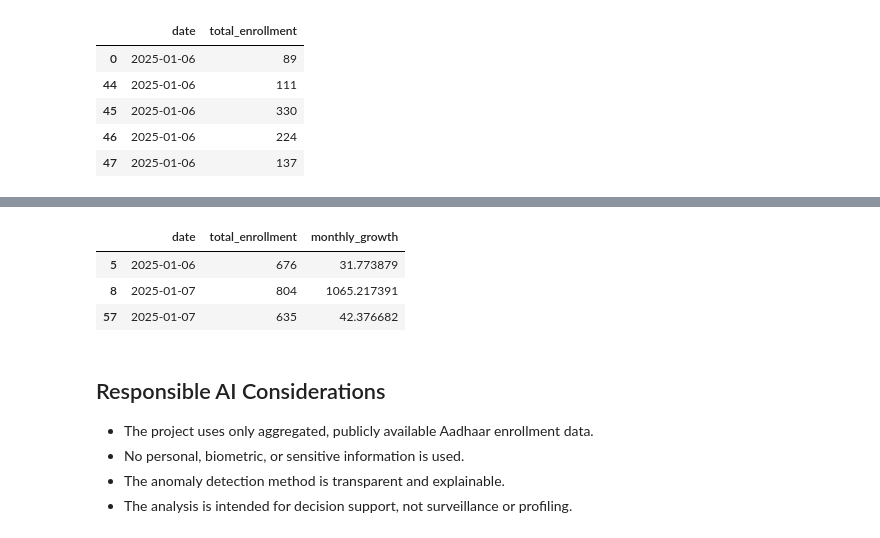
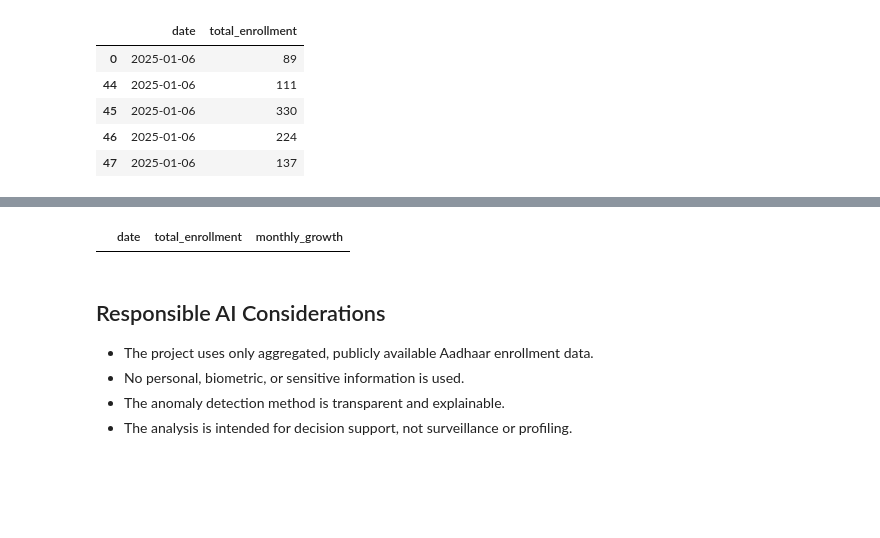
Before and after one commit to VinodhKumar-G/Aadhar-Enrollment-Anomaly-Detection, a Jupyter notebook: Notebook/Analysis.ipynb, the cells around one changed output, grey strips where cells are left out. Saved outputs shown, nothing was run; the diff lists cells and outputs as text; code cells hidden in the pictures; blank space fills up the shorter version.

Commit message:
Improved grouped trend analysis and anomaly workflow

```diff
--- a/Notebook/Analysis.ipynb
+++ b/Notebook/Analysis.ipynb
@@ -101,5 +106,8 @@ plt.show()
 # %%
-df['z_score'] = stats.zscore(df['total_enrollment'])
-df['anomaly'] = df['z_score'].abs() > 2
+monthly_df['z_score'] = stats.zscore(
+    monthly_df['total_enrollment']
+)
 
-df[['date', 'total_enrollment', 'anomaly']].head()
+monthly_df['anomaly'] = (
+    monthly_df['z_score'].abs() > 2
+)
@@ -113,22 +113,0 @@ df[['date', 'total_enrollment', 'anomaly']].head()
-# %%
-monthly_df['z_score'] = stats.zscore(monthly_df['total_enrollment'])
-monthly_df['anomaly'] = monthly_df['z_score'].abs() > 2
-
-plt.figure(figsize=(12,6))
-plt.plot(monthly_df['date'], monthly_df['total_enrollment'], label='Enrollment')
-plt.scatter(
-    monthly_df[monthly_df['anomaly']]['date'],
-    monthly_df[monthly_df['anomaly']]['total_enrollment'],
-    color='red',
-    label='Anomaly',
-    zorder=5
-)
-
-plt.title("Anomaly Detection in Monthly Aadhaar Enrollment")
-plt.xlabel("Date")
-plt.ylabel("Total Enrollments")
-plt.xticks(rotation=45)
-plt.legend()
-plt.grid(True)
-plt.savefig("../Visuals/Anomaly plot.png", bbox_inches="tight")
-plt.show()
@@ -137,10 +114,11 @@ plt.show()
 # %%
-df[df['anomaly']][['date', 'total_enrollment', 'monthly_growth']]
+monthly_df[monthly_df['anomaly']][[
+    'date',
+    'total_enrollment',
+    'monthly_growth'
+]]
 # %% [output]
 |  | date | total_enrollment | monthly_growth |
-| 5 | 2025-01-06 | 676 | 31.773879 |
-| 8 | 2025-01-07 | 804 | 1065.217391 |
-| 57 | 2025-01-07 | 635 | 42.376682 |
 # %% [markdown]
 ## Responsible AI Considerations
 
```
Also changed, not shown: parts of 9 cells of this notebook, 3 other files.
